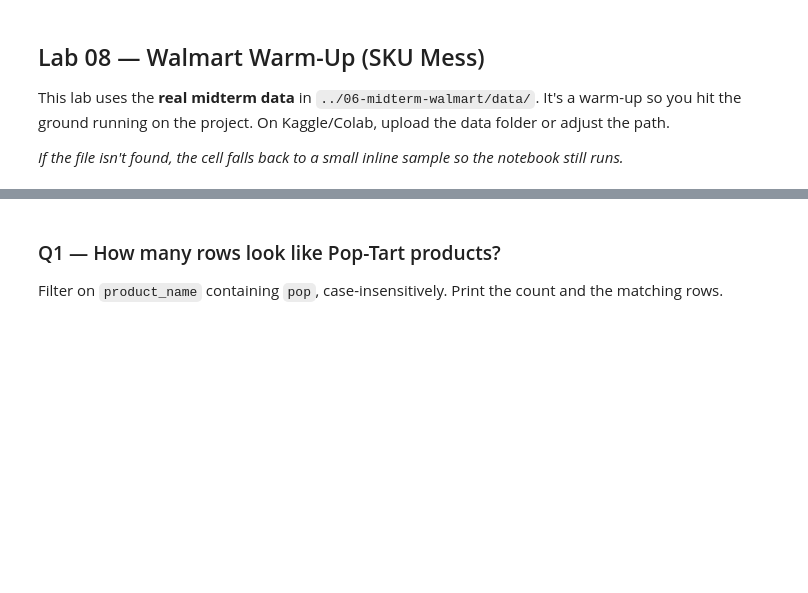
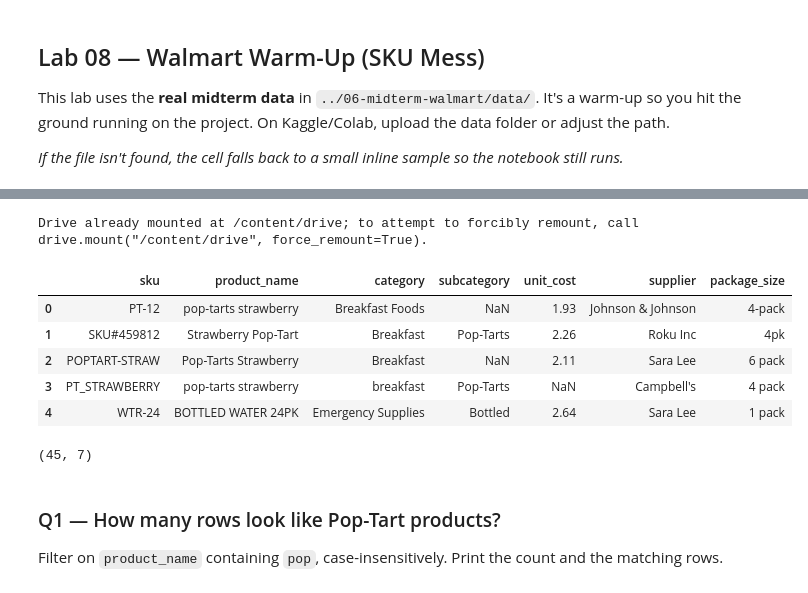
Before and after one commit to ekee7/cuisine-and-coordinates, a Jupyter notebook: notebooks/05-etl-walmart/2026-10-16 — Walmart Warm-Up SKU Mess — Lab.ipynb, the cells around one changed output, grey strips where cells are left out. Saved outputs shown, nothing was run; the diff lists cells and outputs as text; code cells hidden in the pictures; blank space fills up the shorter version.

```diff
--- a/notebooks/05-etl-walmart/2026-10-16 — Walmart Warm-Up SKU Mess — Lab.ipynb
+++ b/notebooks/05-etl-walmart/2026-10-16 — Walmart Warm-Up SKU Mess — Lab.ipynb
@@ -22,3 +29,30 @@ cat.head()
+# %%
+# File not found, so I had to write own file path
+
+# Mount Google Drive
+from google.colab import drive
+drive.mount('/content/drive')
+# %% [output]
+Drive already mounted at /content/drive; to attempt to forcibly remount, call drive.mount("/content/drive", force_remount=True).
+# %%
+import os
+path_to_DS_2002_folder = '/content/drive/MyDrive/DS-2002'
+
+os.chdir(path_to_DS_2002_folder)
+
+cat = pd.read_csv('./data/product_catalog.csv')
+cat.head()
+# %% [output]
+|  | sku | product_name | category | subcategory | unit_cost | supplier | package_size |
+| 0 | PT-12 | pop-tarts strawberry | Breakfast Foods | NaN | 1.93 | Johnson & Johnson | 4-pack |
+| 1 | SKU#459812 | Strawberry Pop-Tart | Breakfast | Pop-Tarts | 2.26 | Roku Inc | 4pk |
+| 2 | POPTART-STRAW | Pop-Tarts Strawberry | Breakfast | NaN | 2.11 | Sara Lee | 6 pack |
+| 3 | PT_STRAWBERRY | pop-tarts strawberry | breakfast | Pop-Tarts | NaN | Campbell's | 4 pack |
+| 4 | WTR-24 | BOTTLED WATER 24PK | Emergency Supplies | Bottled | 2.64 | Sara Lee | 1 pack |
+# %%
+cat.shape
+# %% [output]
+(45, 7)
 # %% [markdown]
 ### Q1 — How many rows look like Pop-Tart products?
 
```
Also changed, not shown: parts of 16 cells of this notebook.
